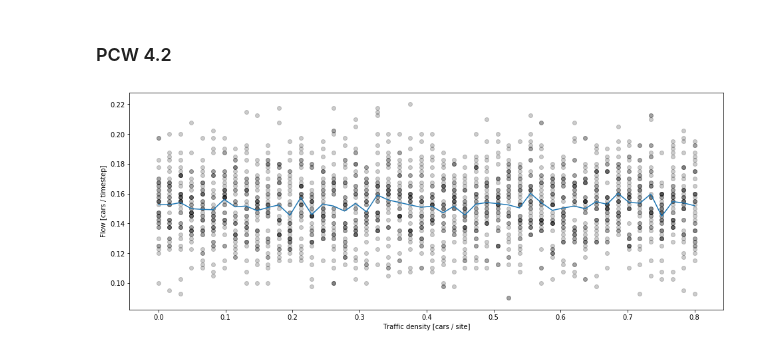
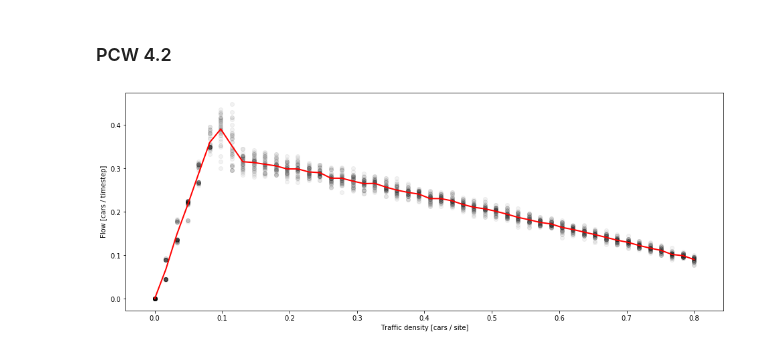
Before and after one commit to Munchic/cs166, a Jupyter notebook: cs166-4.1-pre-class-work.ipynb, the cells around one changed output. Drawn from its saved outputs; the diff is of its cells as text; code cells hidden in the pictures.

Commit message:
Corrected flow plot

```diff
--- a/cs166-4.1-pre-class-work.ipynb
+++ b/cs166-4.1-pre-class-work.ipynb
@@ -63,18 +63,15 @@ class TrafficSimulation:
         for car_loc in car_locs:
             cur_vel = self.traff_state[car_loc]
             next_loc = (car_loc + cur_vel * 1) % self.road_len
+            self.update_flow(car_loc, next_loc)
             self.traff_state[car_loc] = -1
             self.traff_state[next_loc] = cur_vel
-            self.update_flow(car_loc, next_loc)
+
 
     def update_flow(self, car_loc, next_loc):
-        fl_ref_is_btw_1 = car_loc <= self.fl_ref <= next_loc
-        fl_ref_is_btw_2 = next_loc <= car_loc <= self.fl_ref
-        fl_ref_is_btw_3 = self.fl_ref <= next_loc <= car_loc
+        bound_passed = next_loc < car_loc
 
-        # print(fl_ref_is_btw_1, fl_ref_is_btw_2, fl_ref_is_btw_3)
-
-        if (fl_ref_is_btw_1 or fl_ref_is_btw_2 or fl_ref_is_btw_3) and car_loc != next_loc:
+        if bound_passed:
             self.fl_count += 1
 
     def display(self):
@@ -89,7 +86,7 @@ class TrafficSimulation:
         rand_vels = np.random.randint(self.max_vel, size=num_cars)
         return rand_vels
 # %%
-traff_sim = TrafficSimulation(road_length=10, traffic_density=0.1)
+traff_sim = TrafficSimulation(traffic_density=0.1)
 # %%
 traff_sim.run_simulation()
 # %% [output]
@@ -120,20 +117,19 @@ NUM_ITER = 400
 traff_dens_linspace = np.linspace(0, 0.8, 50)
 flow_storage = []
 
-
 for traff_dens in traff_dens_linspace:
     traff_sim = TrafficSimulation(traffic_density=traff_dens)
-    flow_storage.append([traff_sim_2.run_simulation(num_iter=NUM_ITER, display=False) for i in range(NUM_SIM)])
+    flow_storage.append([traff_sim.run_simulation(num_iter=NUM_ITER, display=False) for i in range(NUM_SIM)])
 # %%
 flow_store = np.array(flow_storage)
 mean_flows = flow_store.mean(axis=1)
 
 plt.figure(figsize=(16, 6))
-plt.plot(traff_dens_linspace, mean_flows)
+plt.plot(traff_dens_linspace, mean_flows, linewidth=2, color='red')
 for j in range(flow_store.shape[1]):
-    plt.scatter(traff_dens_linspace, flow_store[:, j], color='black', alpha=0.2)
+    plt.scatter(traff_dens_linspace, flow_store[:, j], color='black', alpha=0.05)
 plt.ylabel('Flow [cars / timestep]')
 plt.xlabel('Traffic density [cars / site]')
 plt.show()
 # %% [output]
-[figure, old version]
+[figure, new version]
```
Also changed, not shown: parts of 1 cell of this notebook.
